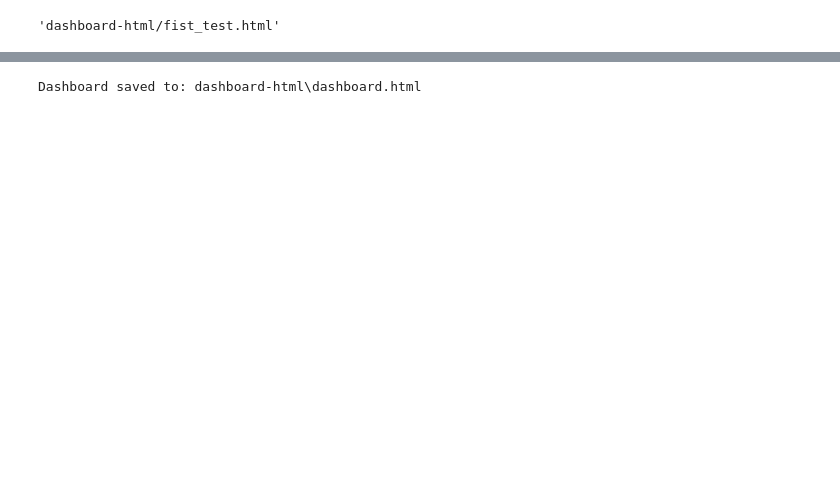
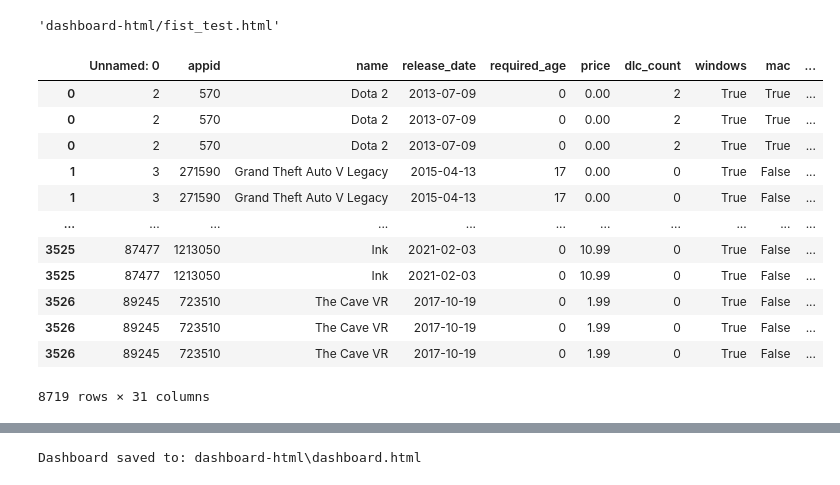
Before and after one commit to DaviGriebler/plotly_metacritic, a Jupyter notebook: layout_tests.ipynb, the cells around one changed output, grey strips where cells are left out. Cells and saved outputs as stored; diff of their text form; code cells hidden in the pictures; blank space fills up the shorter version.

Commit message:
test: new graph types

```diff
--- a/layout_tests.ipynb
+++ b/layout_tests.ipynb
@@ -71,3 +69,58 @@ pyo.plot(fig_bar,filename='dashboard-html/fist_test.html')
 ## pyo.plot(fig_line,filename='dashboard-html/fist_test.html')
 # %% [output]
 'dashboard-html/fist_test.html'
+# %%
+import ast
+# Convertendo a coluna genres, que está armazenada como texto, para listas
+# e normalizando os valores para evitar categorias vazias ou duplicadas.
+def converter_generos(valor):
+    if pd.isna(valor): return []
+
+    if isinstance(valor, list): generos = valor
+
+    else:
+        try:
+            generos = ast.literal_eval(valor)
+        except (ValueError, SyntaxError, TypeError):
+            return []
+
+    # Garante que o resultado seja sempre uma lista
+    if isinstance(generos, str):
+        generos = [generos]
+
+    if not isinstance(generos, (list, tuple, set)):
+        return []
+
+    # Remove espaços extras, valores vazios e duplicidades no mesmo jogo
+    generos = [
+        genero.strip()
+        for genero in generos
+        if isinstance(genero, str) and genero.strip()
+    ]
+
+    return list(dict.fromkeys(generos))
+# %%
+df['genres'] = df['genres'].apply(converter_generos)
+
+df_generos = (
+    df
+    .explode('genres')
+    .dropna(subset=['genres'])
+    .copy()
+)
+
+df_generos
+# %% [output]
+|  | Unnamed: 0 | appid | name | release_date | required_age | price | dlc_count | windows | mac | ... |
+| 0 | 2 | 570 | Dota 2 | 2013-07-09 | 0 | 0.00 | 2 | True | True | ... |
+| 0 | 2 | 570 | Dota 2 | 2013-07-09 | 0 | 0.00 | 2 | True | True | ... |
+| 0 | 2 | 570 | Dota 2 | 2013-07-09 | 0 | 0.00 | 2 | True | True | ... |
+| 1 | 3 | 271590 | Grand Theft Auto V Legacy | 2015-04-13 | 17 | 0.00 | 0 | True | False | ... |
+| 1 | 3 | 271590 | Grand Theft Auto V Legacy | 2015-04-13 | 17 | 0.00 | 0 | True | False | ... |
+| ... | ... | ... | ... | ... | ... | ... | ... | ... | ... | ... |
+| 3525 | 87477 | 1213050 | Ink | 2021-02-03 | 0 | 10.99 | 0 | True | False | ... |
+| 3525 | 87477 | 1213050 | Ink | 2021-02-03 | 0 | 10.99 | 0 | True | False | ... |
+| 3526 | 89245 | 723510 | The Cave VR | 2017-10-19 | 0 | 1.99 | 0 | True | False | ... |
+| 3526 | 89245 | 723510 | The Cave VR | 2017-10-19 | 0 | 1.99 | 0 | True | False | ... |
+| 3526 | 89245 | 723510 | The Cave VR | 2017-10-19 | 0 | 1.99 | 0 | True | False | ... |
+8719 rows × 31 columns
```
Also changed, not shown: parts of 8 cells of this notebook, 2 other files.
